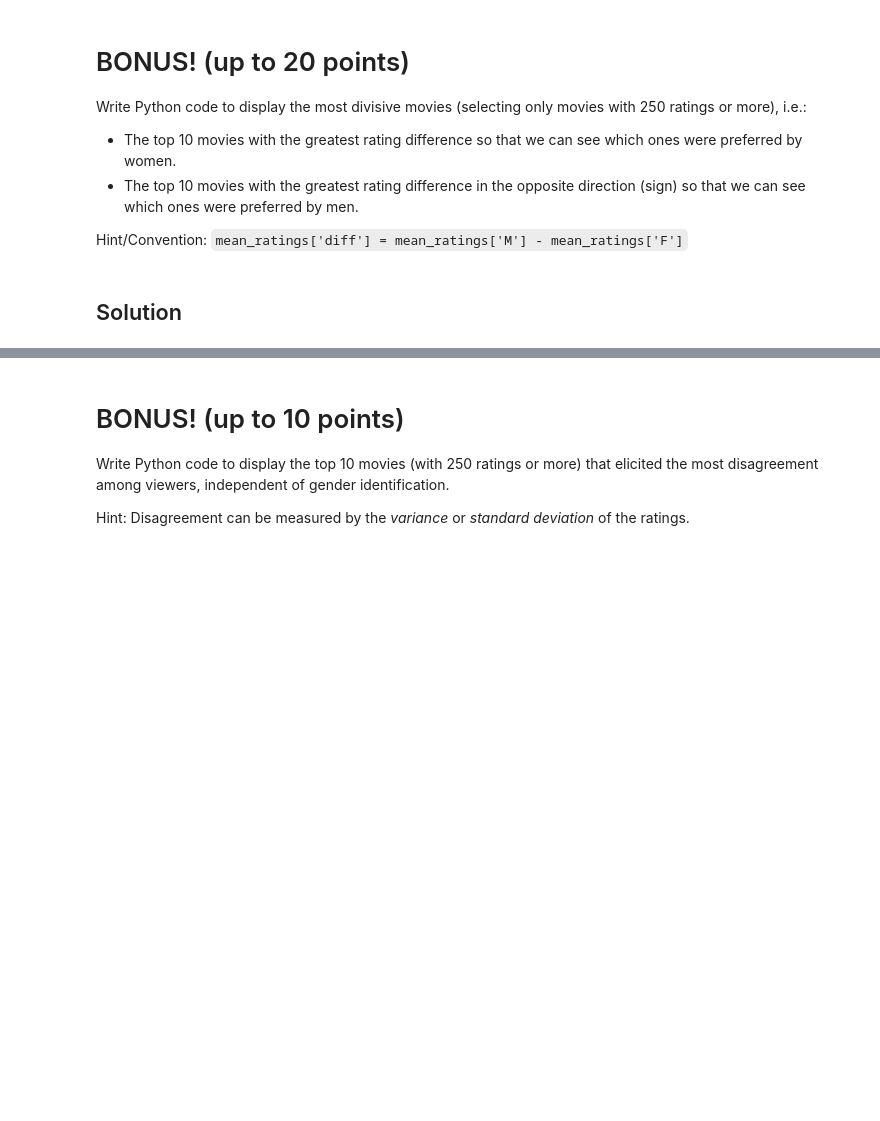
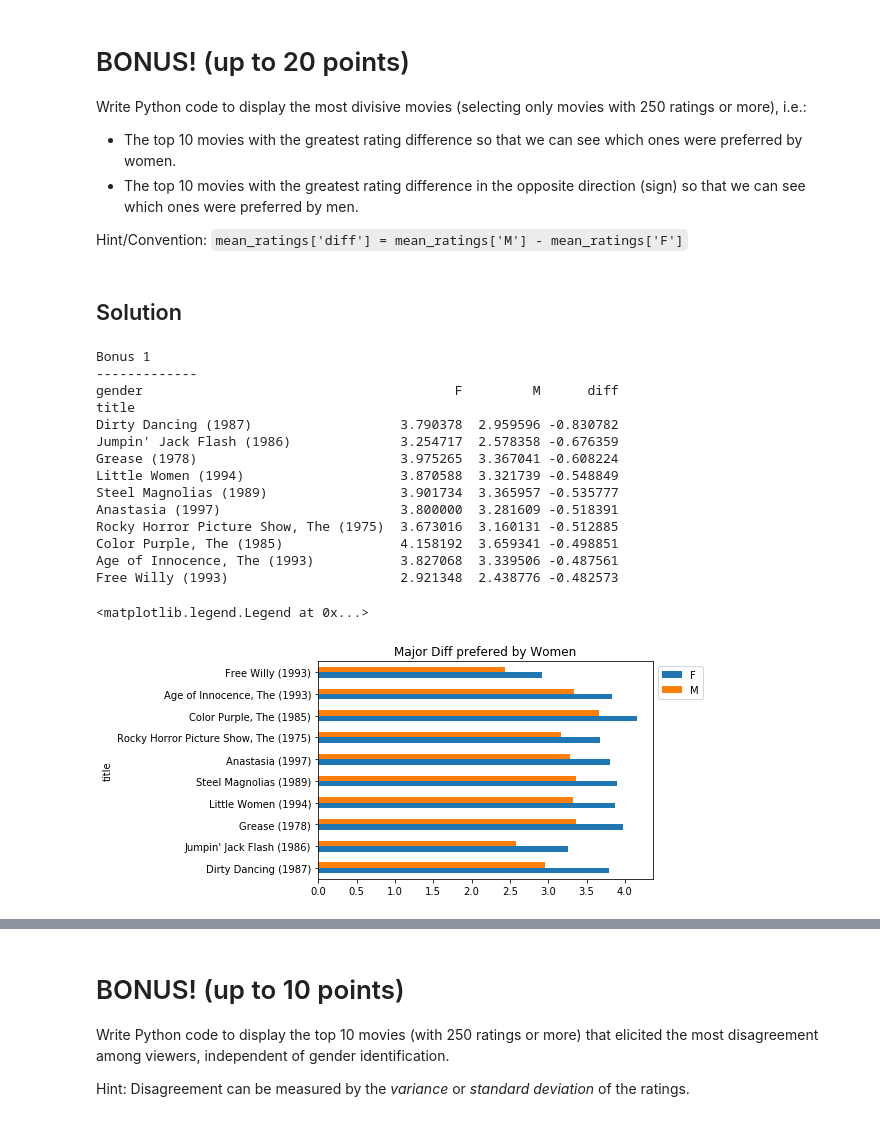
Before and after one commit to AdamCorbinFAUPhD/CAP5768-Intro-to-Data-Science, a Jupyter notebook: assignment_2/CAP5768_Assignment2_Corbin_Adam.ipynb, the cells around one changed output, grey strips where cells are left out. Cells and saved outputs as stored; diff of their text form; code cells hidden in the pictures; blank space fills up the shorter version.

```diff
--- a/assignment_2/CAP5768_Assignment2_Corbin_Adam.ipynb
+++ b/assignment_2/CAP5768_Assignment2_Corbin_Adam.ipynb
@@ -333,0 +325,26 @@ print("Bonus 2 TODO")
+# %%
+print("Bonus 1\n-------------")
+
+mean_ratings['diff'] = mean_ratings['M'] - mean_ratings['F']
+top_10_diff = mean_ratings.sort_values(by='diff', ascending=True)[0:10]
+
+print(top_10_diff)
+
+top_10_diff[["F","M"]].plot.barh(title="Major Diff prefered by Women").legend(bbox_to_anchor=(1, 1))
+# %% [output]
+Bonus 1
+-------------
+gender                                        F         M      diff
+title
+Dirty Dancing (1987)                   3.790378  2.959596 -0.830782
+Jumpin' Jack Flash (1986)              3.254717  2.578358 -0.676359
+Grease (1978)                          3.975265  3.367041 -0.608224
+Little Women (1994)                    3.870588  3.321739 -0.548849
+Steel Magnolias (1989)                 3.901734  3.365957 -0.535777
+Anastasia (1997)                       3.800000  3.281609 -0.518391
+Rocky Horror Picture Show, The (1975)  3.673016  3.160131 -0.512885
+Color Purple, The (1985)               4.158192  3.659341 -0.498851
+Age of Innocence, The (1993)           3.827068  3.339506 -0.487561
+Free Willy (1993)                      2.921348  2.438776 -0.482573
+<matplotlib.legend.Legend at 0x...>
+[figure, added]
```
Also changed, not shown: parts of 19 cells of this notebook.
